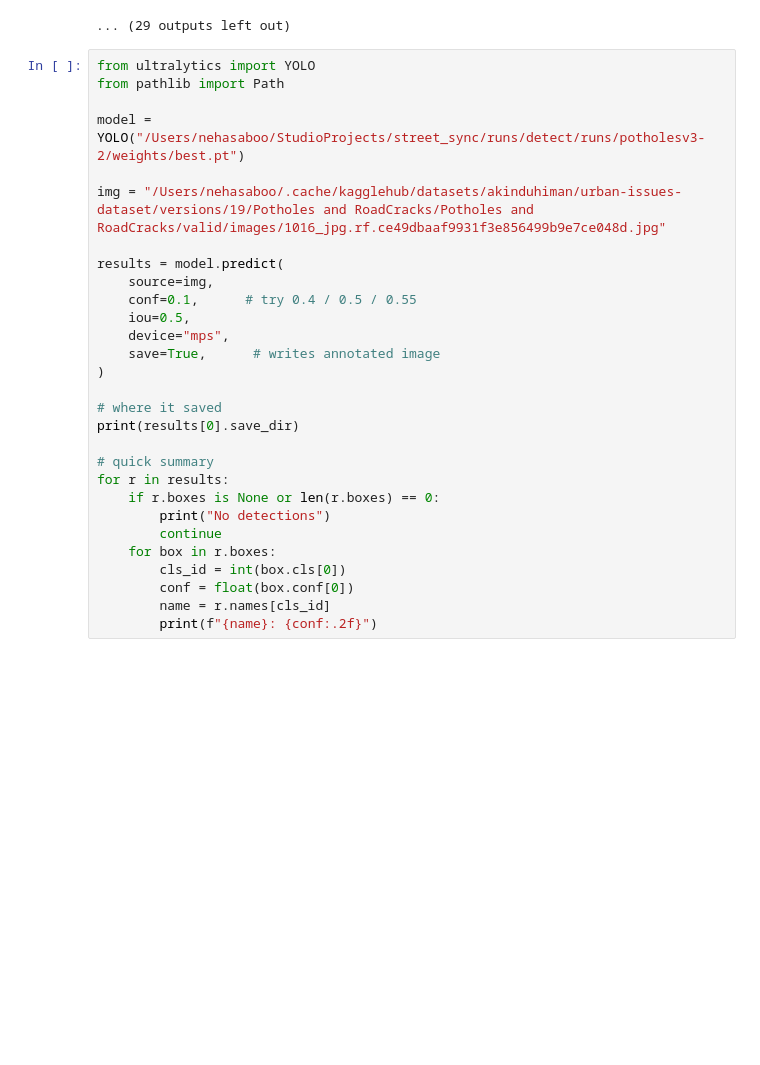
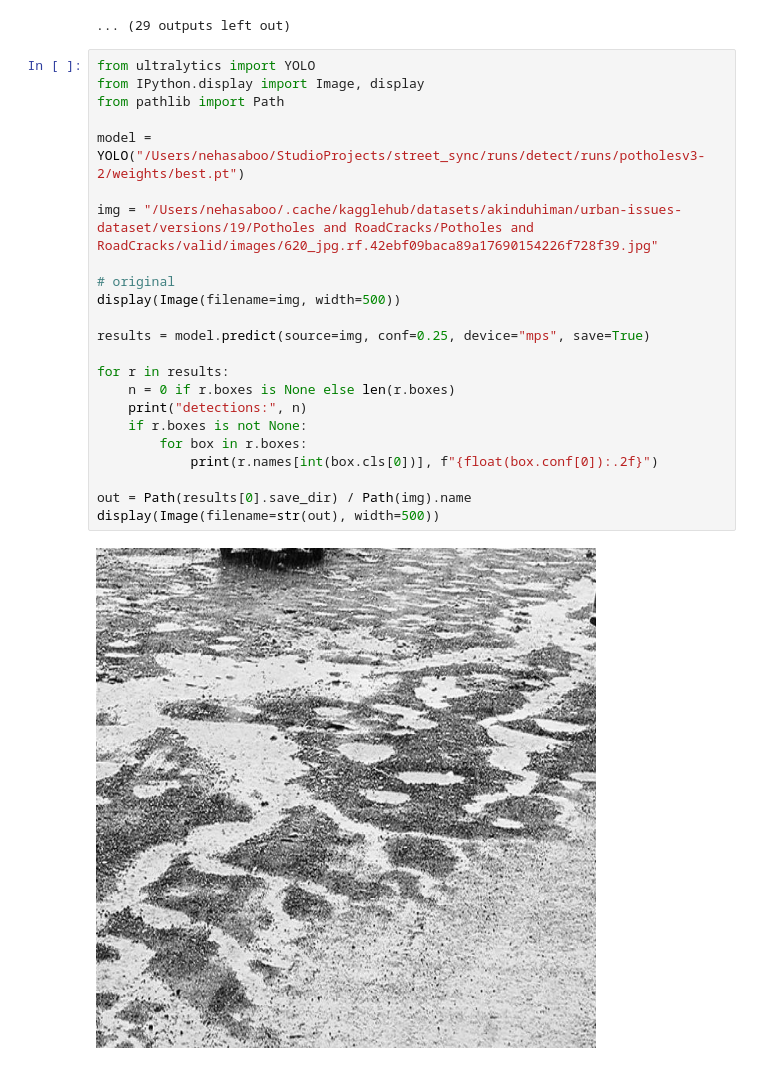
Before and after one commit to personintheworld0615/street_sync, a Jupyter notebook: yolomodel/yolotrainment.ipynb, the cells around one changed output. Drawn from its saved outputs; the diff is of its cells as text; blank space fills up the shorter version.

```diff
--- a/yolomodel/yolotrainment.ipynb
+++ b/yolomodel/yolotrainment.ipynb
@@ -245,31 +245,26 @@ Starting training for 40 epochs...
 ... (29 outputs left out)
 # %%
 from ultralytics import YOLO
+from IPython.display import Image, display
 from pathlib import Path
 
 model = YOLO("/Users/nehasaboo/StudioProjects/street_sync/runs/detect/runs/potholesv3-2/weights/best.pt")
 
-img = "/Users/nehasaboo/.cache/kagglehub/datasets/akinduhiman/urban-issues-dataset/versions/19/Potholes and RoadCracks/Potholes and RoadCracks/valid/images/1016_jpg.rf.ce49dbaaf9931f3e856499b9e7ce048d.jpg"
+img = "/Users/nehasaboo/.cache/kagglehub/datasets/akinduhiman/urban-issues-dataset/versions/19/Potholes and RoadCracks/Potholes and RoadCracks/valid/images/620_jpg.rf.42ebf09baca89a17690154226f728f39.jpg"
 
-results = model.predict(
-    source=img,
-    conf=0.1,      # try 0.4 / 0.5 / 0.55
-    iou=0.5,
-    device="mps",
-    save=True,      # writes annotated image
-)
+# original
+display(Image(filename=img, width=500))
 
-# where it saved
-print(results[0].save_dir)
+results = model.predict(source=img, conf=0.25, device="mps", save=True)
 
-# quick summary
 for r in results:
-    if r.boxes is None or len(r.boxes) == 0:
-        print("No detections")
-        continue
-    for box in r.boxes:
-        cls_id = int(box.cls[0])
-        conf = float(box.conf[0])
-        name = r.names[cls_id]
-        print(f"{name}: {conf:.2f}")
+    n = 0 if r.boxes is None else len(r.boxes)
+    print("detections:", n)
+    if r.boxes is not None:
+        for box in r.boxes:
+            print(r.names[int(box.cls[0])], f"{float(box.conf[0]):.2f}")
+
+out = Path(results[0].save_dir) / Path(img).name
+display(Image(filename=str(out), width=500))
 # %% [output]
+[figure, added]
```
Also changed, not shown: parts of 4 cells of this notebook, 25 other files.
